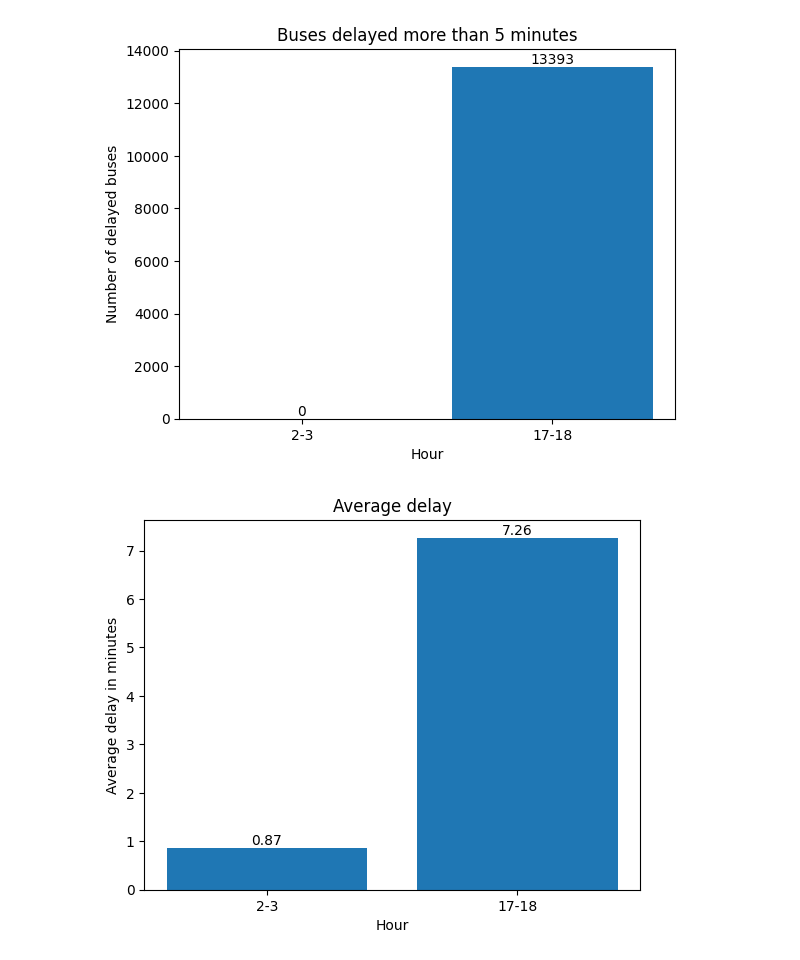
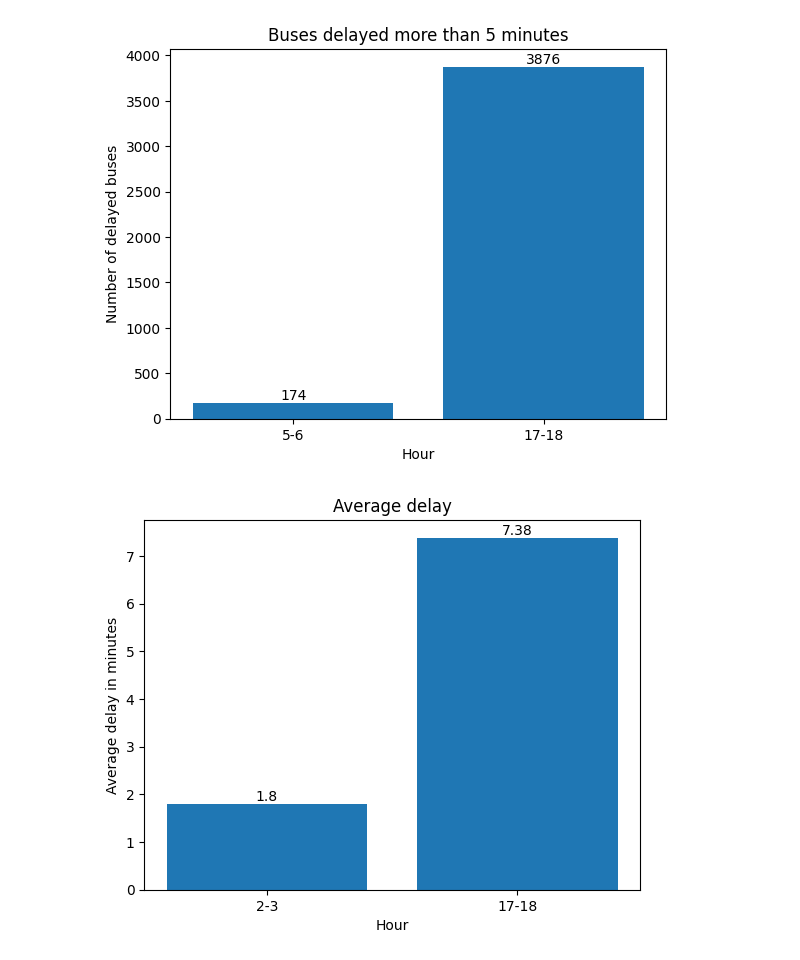
Before and after one commit to SzymonM213/warsaw-bus-analysis, a Jupyter notebook: visualization/punctuality_plot.ipynb, the cells around one changed output. Drawn from its saved outputs; the diff is of its cells as text; code cells hidden in the pictures.

```diff
--- a/visualization/punctuality_plot.ipynb
+++ b/visualization/punctuality_plot.ipynb
@@ -11,9 +8,12 @@ delays_2_filtered = filter_delays(delays_2, 5)
+# %%
+delays_5 = get_delays(5)
+delays_5_filtered = filter_delays(delays_5, 5)
 # %%
 delays_17_number = len(delays_17_filtered)
-delays_2_number = len(delays_2_filtered)
+delays_5_number = len(delays_5_filtered)
 
-x = ['2-3', '17-18']
-y = [delays_2_number, delays_17_number]
+x = ['5-6', '17-18']
+y = [delays_5_number, delays_17_number]
 
 plt.bar(x, y)
 for i in range(len(x)):
@@ -24,24 +24,24 @@ plt.xlabel('Hour')
 plt.ylabel('Number of delayed buses')
 plt.show()
 # %% [output]
-[figure, old version]
+[figure, new version]
 # %%
 avg_delay_17 = delays_17['Delay'].mean()
-avg_delay_2 = delays_2['Delay'].mean()
+avg_delay_2 = delays_5['Delay'].mean()
 
 x = ['2-3', '17-18']
 y = [avg_delay_2, avg_delay_17]
 
 plt.bar(x, y)
 for i in range(len(x)):
     plt.text(i, y[i], str(round(y[i], 2)), ha='center', va='bottom')
 
 plt.title('Average delay')
 plt.xlabel('Hour')
 plt.ylabel('Average delay in minutes')
 plt.show()
 # %% [output]
-[figure, old version]
+[figure, new version]
 # %%
 delays_17_filtered['Delay'].plot.kde(c='r', label='17-18')
 plt.title('Density of delays')
```
Also changed, not shown: parts of 2 cells of this notebook, 1 other file.
